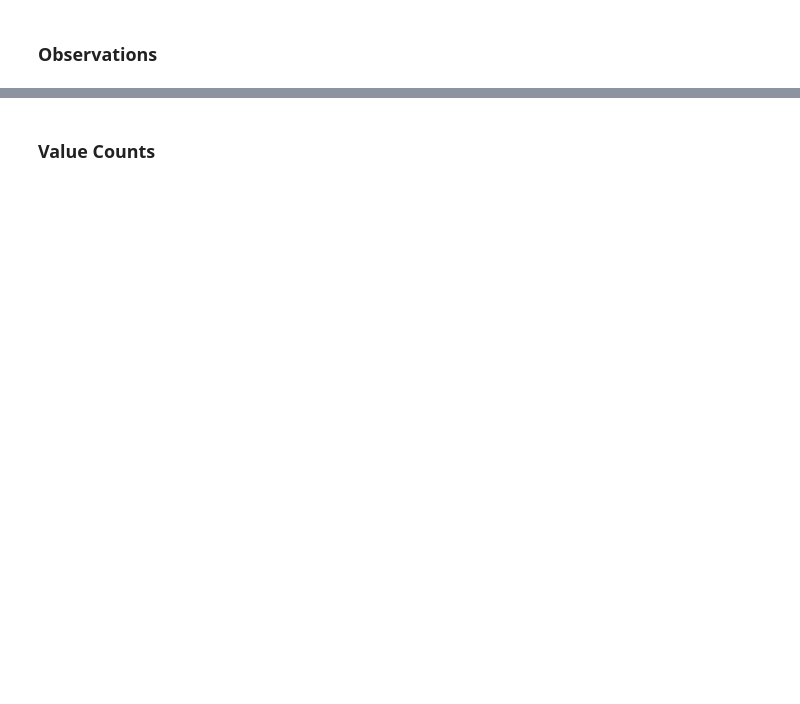
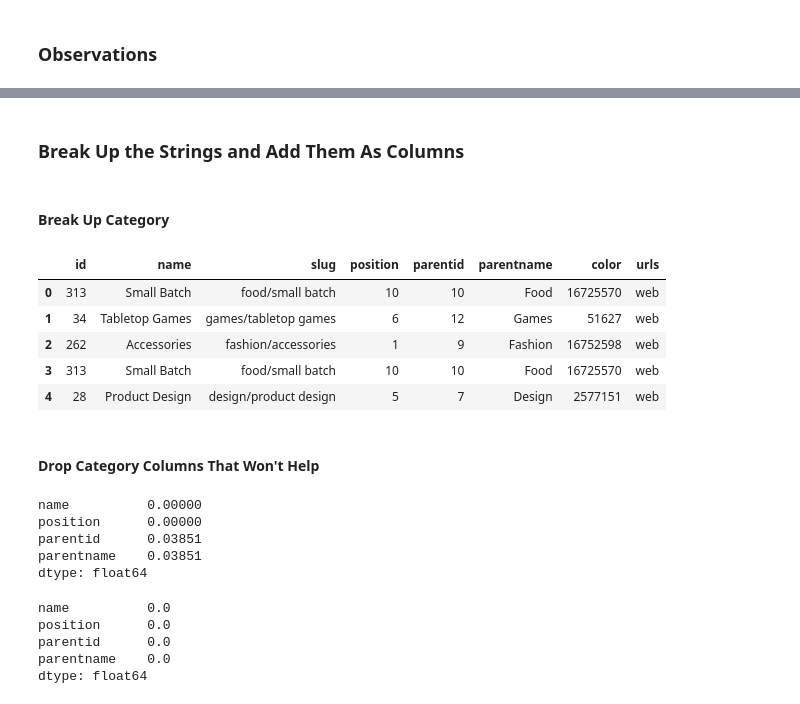
Before and after one commit to IanIrizarry/kickstarter-success-predictions, a Jupyter notebook: 04_01_capstone.ipynb, the cells around one changed output, grey strips where cells are left out. Cells and saved outputs as stored; diff of their text form; code cells hidden in the pictures; blank space fills up the shorter version.

```diff
--- a/04_01_capstone.ipynb
+++ b/04_01_capstone.ipynb
@@ -227,5 +188,50 @@ After all of the missing values were removed, 34 columns remained:
 |32|Urls|integer| number of backers supporting the project|
 |33|USD pledged|integer| number of backers supporting the project|
 |34|USD type|integer| number of backers supporting the project|
-# %% [markdown]
-### Value Counts
+# %% [markdown]
+### Break Up the Strings and Add Them As Columns
+# %% [markdown]
+#### Break Up Category
+# %%
+df.category = df.category.str.replace(':', ',')
+
+punctuation = "!\"#$%&'()*+-.:;<=>?@[\\]^_`{|}~"
+
+def remove_punctuation(s):
+    s_sans_punct = ""
+    for letter in s:
+        if letter not in punctuation:
+            s_sans_punct += letter
+    return s_sans_punct
+
+# splits record strings up into lists
+new_category = []
+for line in df.category:
+    line = remove_punctuation(line)
+    new_category.append(line.split(','))
+
+df.category = new_category
+
+for line in df.category:
+    for element in line:
+        clean_data = remove_punctuation(element)
+
+all_categories = {}
+for j, line in enumerate(df.category):
+    categories = {}
+    for i, ele in enumerate(line[:-4]):
+        if i % 2 == 0:
+            categories[ele] = line[i+1]
+    all_categories[j] = categories
+
+category = pd.DataFrame(all_categories).T
+category.head()
+# %% [output]
+|  | id | name | slug | position | parentid | parentname | color | urls |
+| 0 | 313 | Small Batch | food/small batch | 10 | 10 | Food | 16725570 | web |
+| 1 | 34 | Tabletop Games | games/tabletop games | 6 | 12 | Games | 51627 | web |
+| 2 | 262 | Accessories | fashion/accessories | 1 | 9 | Fashion | 16752598 | web |
+| 3 | 313 | Small Batch | food/small batch | 10 | 10 | Food | 16725570 | web |
+| 4 | 28 | Product Design | design/product design | 5 | 7 | Design | 2577151 | web |
+# %% [markdown]
+#### Drop Category Columns That Won't Help
@@ -231,0 +245,9 @@ After all of the missing values were removed, 34 columns remained:
+# %%
+missing_values= category.isnull().sum()
+missing_values/len(category)
+# %% [output]
+name          0.00000
+position      0.00000
+parentid      0.03851
+parentname    0.03851
+dtype: float64
@@ -231,0 +257,9 @@ After all of the missing values were removed, 34 columns remained:
+# %%
+missing_values= category.isnull().sum()
+missing_values/len(category)
+# %% [output]
+name          0.0
+position      0.0
+parentid      0.0
+parentname    0.0
+dtype: float64
```
Also changed, not shown: parts of 54 cells of this notebook, 3 other files.
